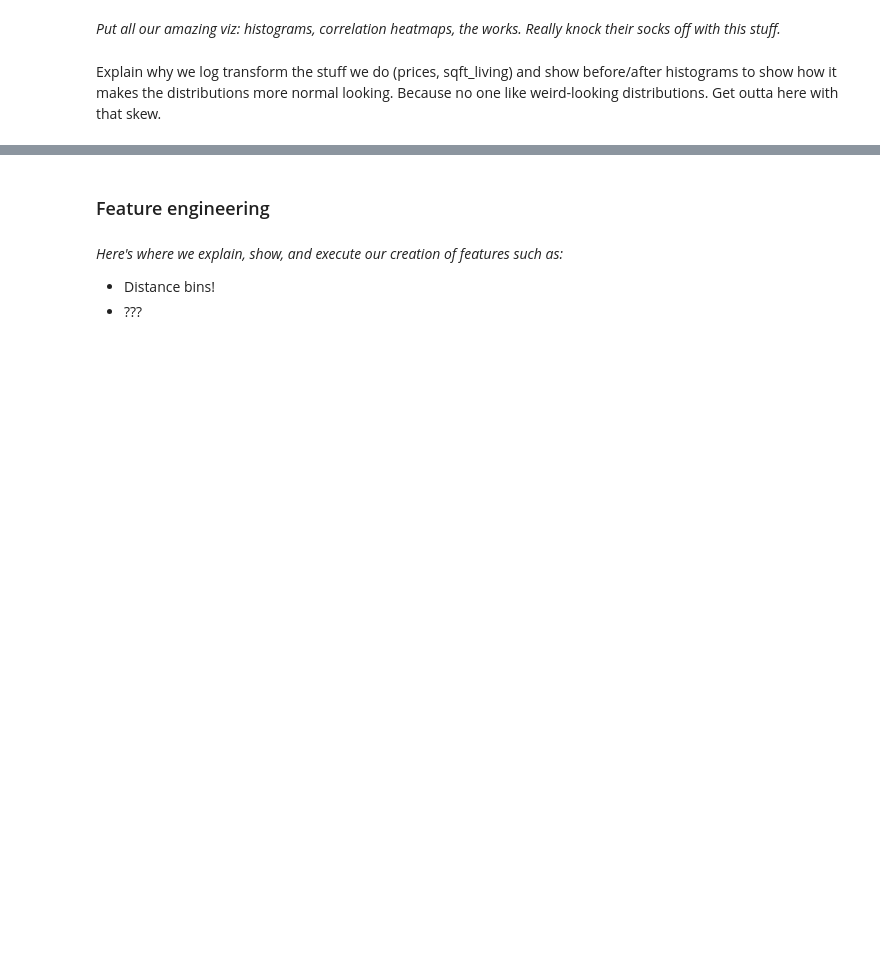
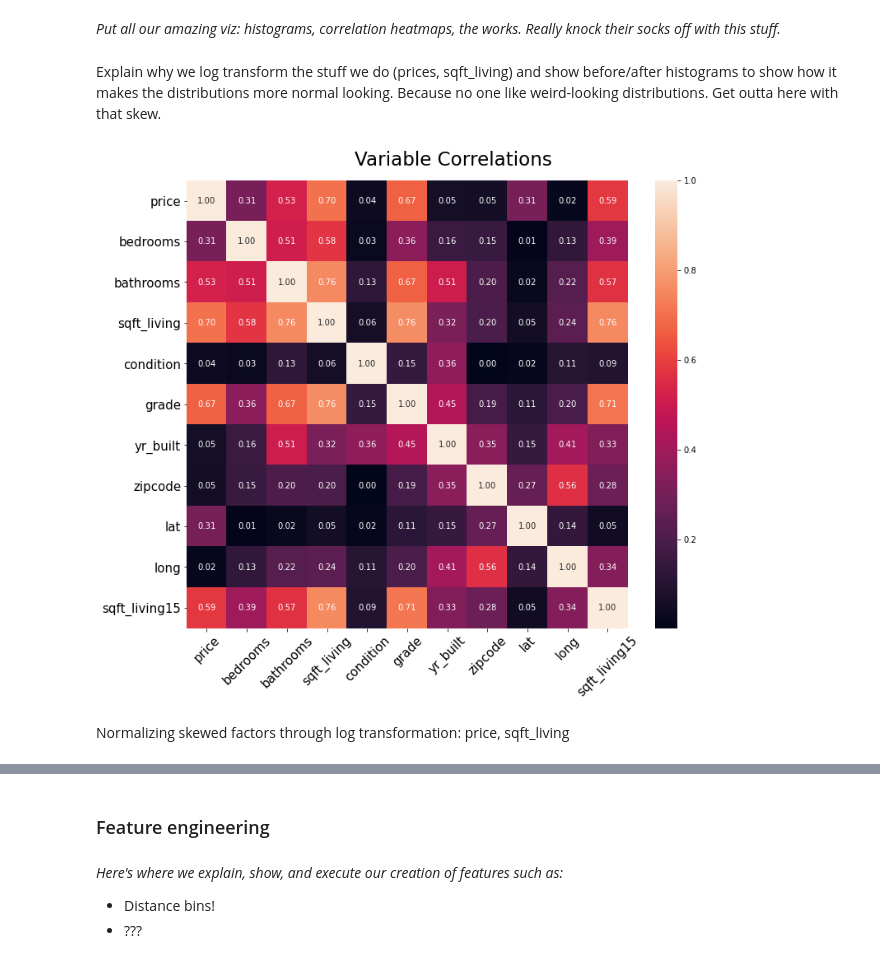
Before and after one commit to jmarkowi/kingcounty, a Jupyter notebook: predicting_prices_king_count.ipynb, the cells around one changed output, grey strips where cells are left out. Saved outputs shown, nothing was run; the diff lists cells and outputs as text; code cells hidden in the pictures; blank space fills up the shorter version.

```diff
--- a/predicting_prices_king_count.ipynb
+++ b/predicting_prices_king_count.ipynb
@@ -21,0 +30,6 @@ Together, these factors...
+# %%
+raw_df = pd.read_csv('./data/kc_house_data.csv')
+# Keep only the columns we need for analysis and feature engineering
+houses_df = raw_df[['date', 'price', 'bedrooms', 'bathrooms', 'sqft_living', 'condition',
+                    'grade', 'yr_built', 'zipcode', 'lat', 'long', 'sqft_living15']]
+houses_df.head()
@@ -25,3 +46,14 @@ Together, these factors...
 *Put all our amazing viz: histograms, correlation heatmaps, the works. Really knock their socks off with this stuff.*
 # %% [markdown]
 Explain why we log transform the stuff we do (prices, sqft_living) and show before/after histograms to show how it makes the distributions more normal looking. Because no one like weird-looking distributions. Get outta here with that skew.
+# %%
+corr = houses_df.corr().abs()
+fig, ax=plt.subplots(figsize=(12,10))
+fig.suptitle('Variable Correlations', fontsize=23, y=.93)
+h = sns.heatmap(corr, annot=True, fmt='.2f')
+h.set_xticklabels(h.get_xmajorticklabels(), fontsize = 15, rotation=45)
+h.set_yticklabels(h.get_ymajorticklabels(), fontsize = 15);
+# %% [output]
+[figure, added]
+# %% [markdown]
+Normalizing skewed factors through log transformation: price, sqft_living
```
Also changed, not shown: parts of 6 cells of this notebook, 1 other file.
